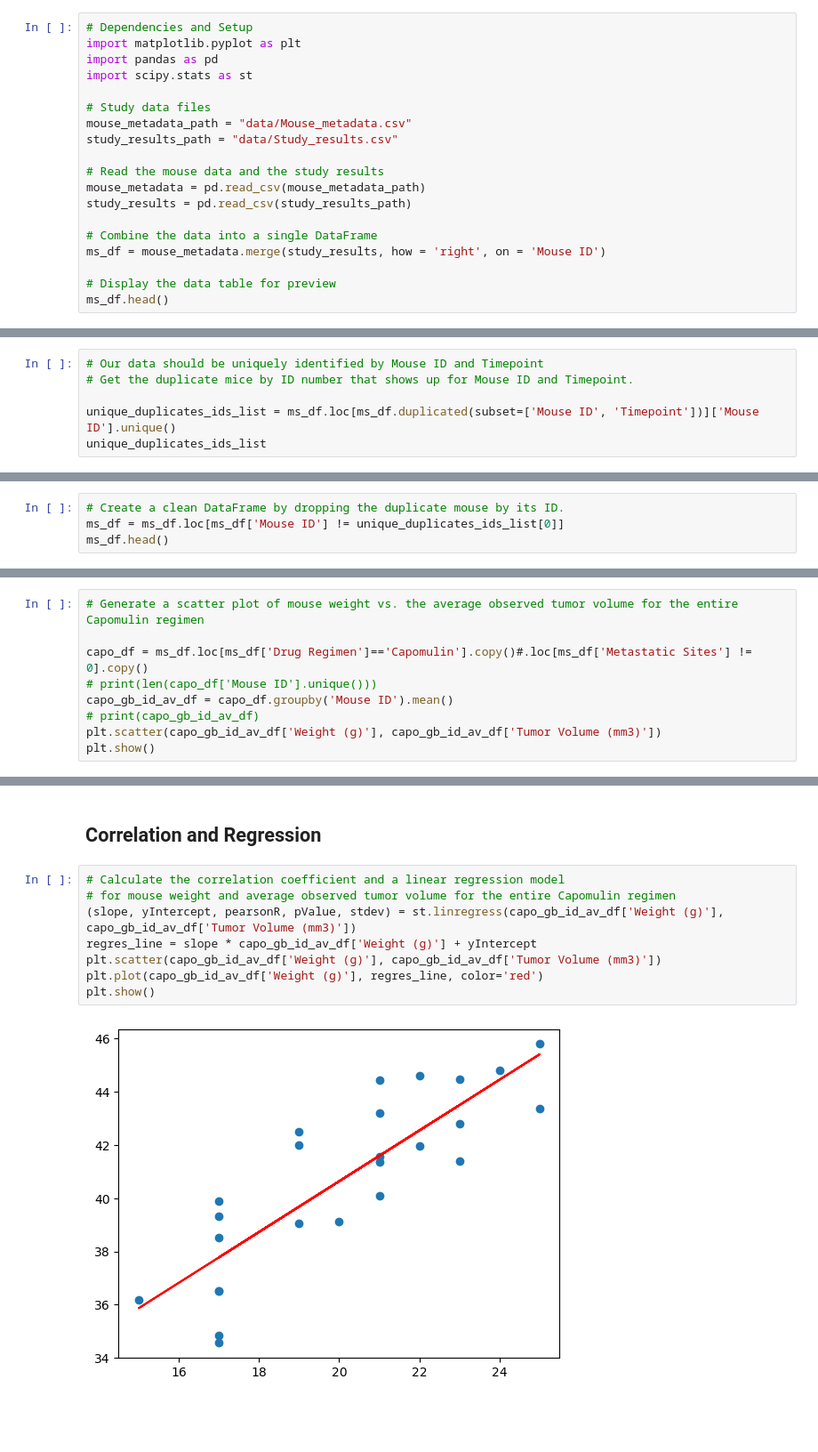
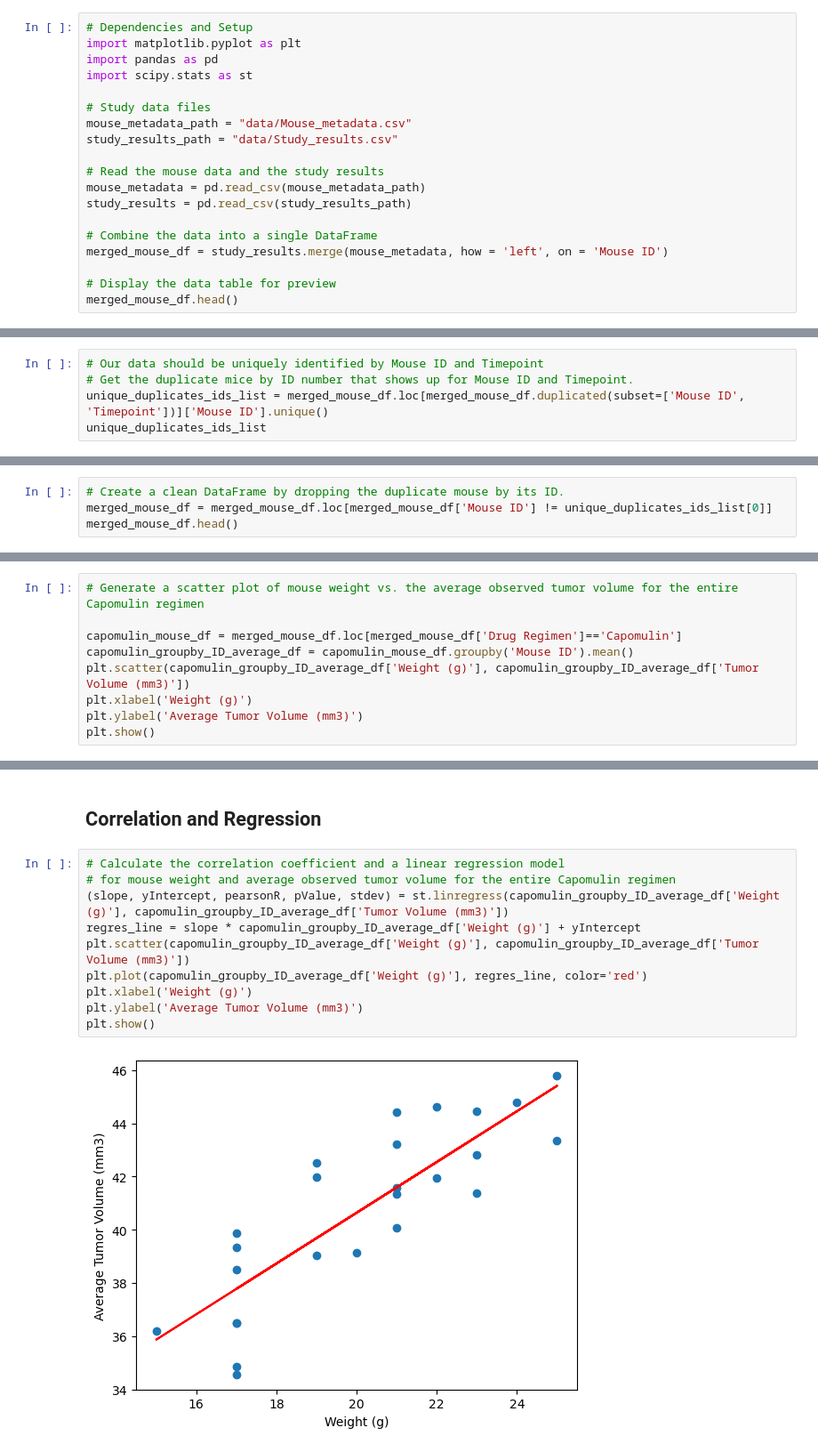
Before and after one commit to cburgyan/pymaceuticals-challenge, a Jupyter notebook: pymaceuticals_starter.ipynb, the cells around one changed output, grey strips where cells are left out. Shown at 89% size. Saved outputs shown, nothing was run; the diff lists cells and outputs as text; blank space fills up the shorter version.

Commit message:
add plt.xlabel and plt.ylabel statements to the last two graphs, remove extraneous code, and rename variables with more meaningful names

```diff
--- a/pymaceuticals_starter.ipynb
+++ b/pymaceuticals_starter.ipynb
@@ -20,8 +20,8 @@ mouse_metadata = pd.read_csv(mouse_metadata_path)
 study_results = pd.read_csv(study_results_path)
 
 # Combine the data into a single DataFrame
-ms_df = mouse_metadata.merge(study_results, how = 'right', on = 'Mouse ID')
+merged_mouse_df = study_results.merge(mouse_metadata, how = 'left', on = 'Mouse ID')
 
 # Display the data table for preview
-ms_df.head()
+merged_mouse_df.head()
 # %% [output]
@@ -39,8 +39,7 @@ len(ms_df['Mouse ID'].unique())
 # %%
 # Our data should be uniquely identified by Mouse ID and Timepoint
 # Get the duplicate mice by ID number that shows up for Mouse ID and Timepoint.
-
-unique_duplicates_ids_list = ms_df.loc[ms_df.duplicated(subset=['Mouse ID', 'Timepoint'])]['Mouse ID'].unique()
+unique_duplicates_ids_list = merged_mouse_df.loc[merged_mouse_df.duplicated(subset=['Mouse ID', 'Timepoint'])]['Mouse ID'].unique()
 unique_duplicates_ids_list
 # %% [output]
 array(['g989'], dtype=object)
@@ -66,5 +65,5 @@ duplicated_ms
 # %%
 # Create a clean DataFrame by dropping the duplicate mouse by its ID.
-ms_df = ms_df.loc[ms_df['Mouse ID'] != unique_duplicates_ids_list[0]]
-ms_df.head()
+merged_mouse_df = merged_mouse_df.loc[merged_mouse_df['Mouse ID'] != unique_duplicates_ids_list[0]]
+merged_mouse_df.head()
 # %% [output]
@@ -249,10 +236,10 @@ plt.show()
 # %%
 # Generate a scatter plot of mouse weight vs. the average observed tumor volume for the entire Capomulin regimen
 
-capo_df = ms_df.loc[ms_df['Drug Regimen']=='Capomulin'].copy()#.loc[ms_df['Metastatic Sites'] != 0].copy()
-# print(len(capo_df['Mouse ID'].unique()))
-capo_gb_id_av_df = capo_df.groupby('Mouse ID').mean()
-# print(capo_gb_id_av_df)
-plt.scatter(capo_gb_id_av_df['Weight (g)'], capo_gb_id_av_df['Tumor Volume (mm3)'])
+capomulin_mouse_df = merged_mouse_df.loc[merged_mouse_df['Drug Regimen']=='Capomulin']
+capomulin_groupby_ID_average_df = capomulin_mouse_df.groupby('Mouse ID').mean()
+plt.scatter(capomulin_groupby_ID_average_df['Weight (g)'], capomulin_groupby_ID_average_df['Tumor Volume (mm3)'])
+plt.xlabel('Weight (g)')
+plt.ylabel('Average Tumor Volume (mm3)')
 plt.show()
 # %% [output]
@@ -262,10 +249,12 @@ plt.show()
 # %%
 # Calculate the correlation coefficient and a linear regression model
 # for mouse weight and average observed tumor volume for the entire Capomulin regimen
-(slope, yIntercept, pearsonR, pValue, stdev) = st.linregress(capo_gb_id_av_df['Weight (g)'], capo_gb_id_av_df['Tumor Volume (mm3)'])
-regres_line = slope * capo_gb_id_av_df['Weight (g)'] + yIntercept
-plt.scatter(capo_gb_id_av_df['Weight (g)'], capo_gb_id_av_df['Tumor Volume (mm3)'])
-plt.plot(capo_gb_id_av_df['Weight (g)'], regres_line, color='red')
+(slope, yIntercept, pearsonR, pValue, stdev) = st.linregress(capomulin_groupby_ID_average_df['Weight (g)'], capomulin_groupby_ID_average_df['Tumor Volume (mm3)'])
+regres_line = slope * capomulin_groupby_ID_average_df['Weight (g)'] + yIntercept
+plt.scatter(capomulin_groupby_ID_average_df['Weight (g)'], capomulin_groupby_ID_average_df['Tumor Volume (mm3)'])
+plt.plot(capomulin_groupby_ID_average_df['Weight (g)'], regres_line, color='red')
+plt.xlabel('Weight (g)')
+plt.ylabel('Average Tumor Volume (mm3)')
 plt.show()
 # %% [output]
-[figure, old version]
+[figure, new version]
```
Also changed, not shown: parts of 16 cells of this notebook.
